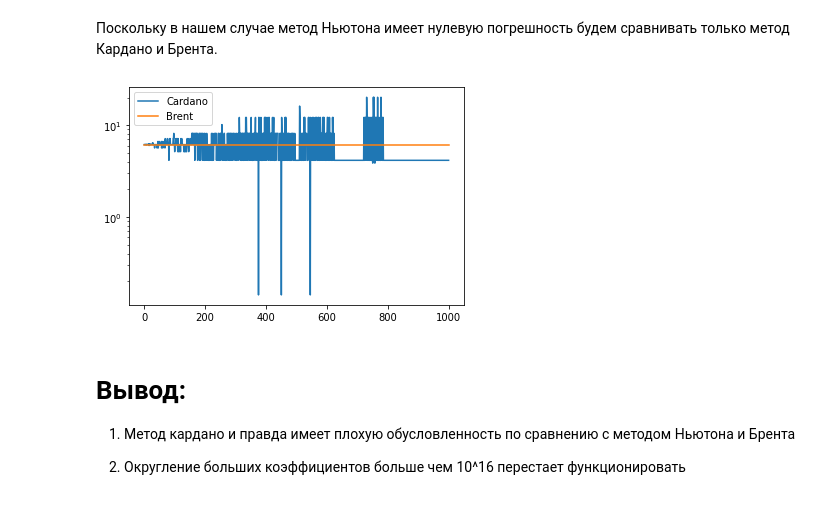
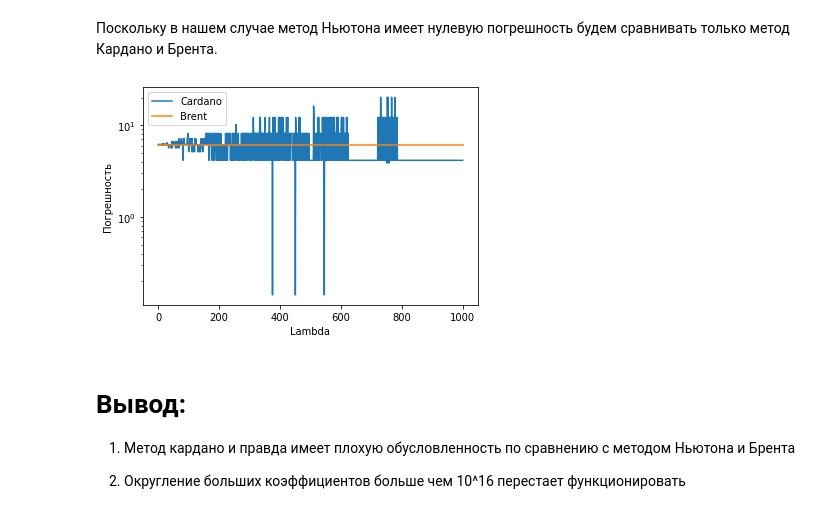
Before and after one commit to SAAndrevv/Bad-conditioning-of-the-cardano-method, a Jupyter notebook: Плохая обусловленность метода Кардано.ipynb, the cells around one changed output. Drawn from its saved outputs; the diff is of its cells as text; code cells hidden in the pictures.

```diff
--- a/Плохая обусловленность метода Кардано.ipynb
+++ b/Плохая обусловленность метода Кардано.ipynb
@@ -98,10 +104,12 @@ pass
 # %%
 plt.semilogy(np.abs(np.array(x_cardano) - np.pi), label='Cardano')
 plt.semilogy(np.abs(np.array(x_brent)  - np.pi), label='Brent')
+plt.xlabel("Lambda")
+plt.ylabel("Погрешность")
 plt.legend()
 pass
 # %% [output]
-[figure, old version]
+[figure, new version]
 # %% [markdown]
 # Вывод:
 1) Метод кардано и правда имеет плохую обусловленность по сравнению с методом Ньютона и Брента
```
Also changed, not shown: parts of 5 cells of this notebook.
